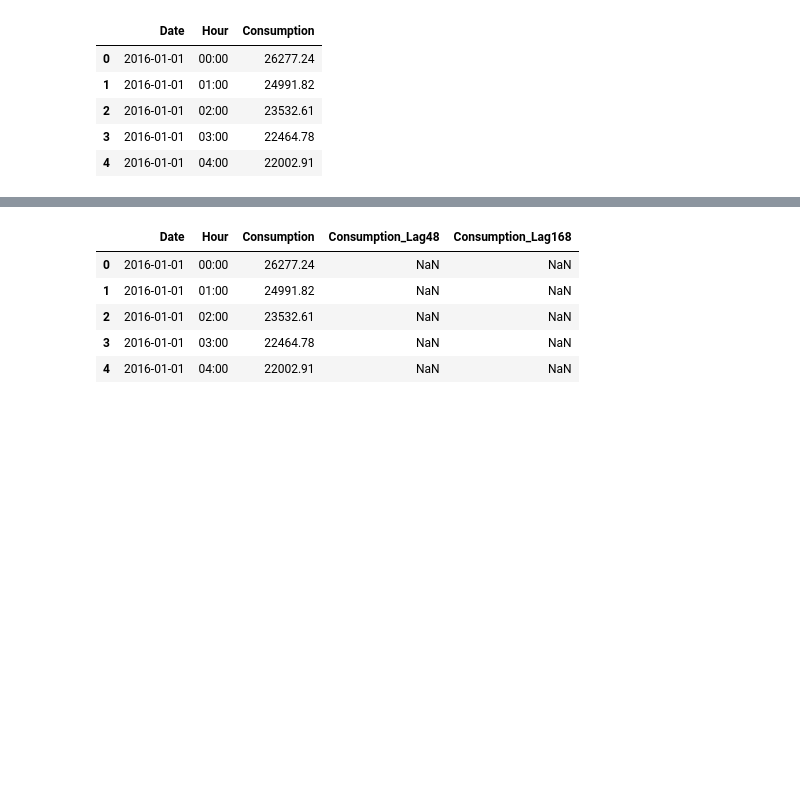
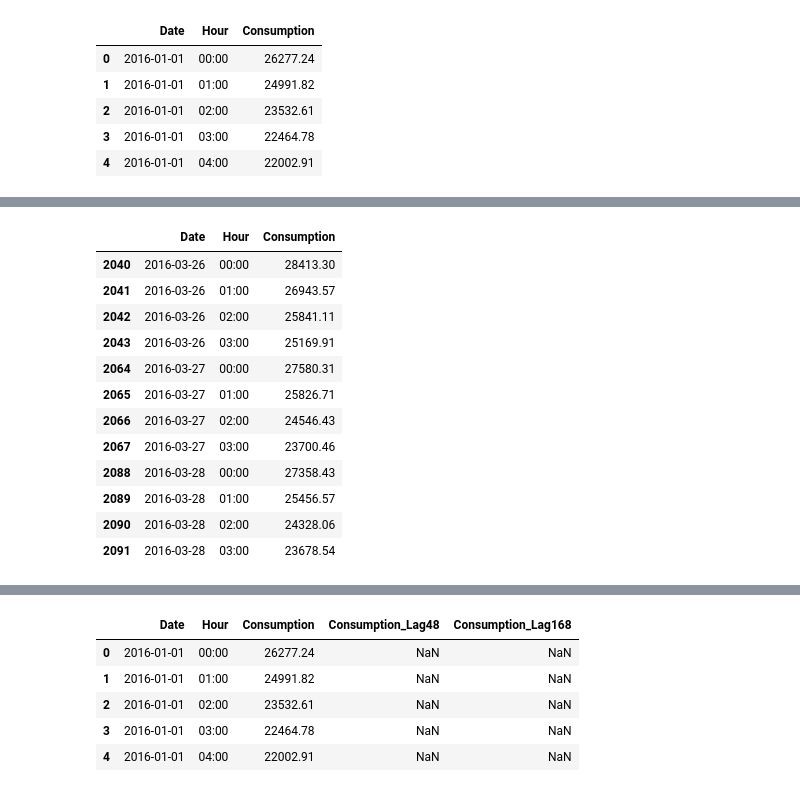
Before and after one commit to BU-IE-582/fall19-sarikayamerts, a Jupyter notebook: hw3/Assignment3.ipynb, the cells around one changed output, grey strips where cells are left out. Cells and saved outputs as stored; diff of their text form; code cells hidden in the pictures; blank space fills up the shorter version.

```diff
--- a/hw3/Assignment3.ipynb
+++ b/hw3/Assignment3.ipynb
@@ -31,0 +77,17 @@ data.head(5)
+# %%
+# After concatenating
+data[(data['Date'] >= '2016-03-26') & (data['Date'] <= '2016-03-28') & (data['Hour'] < '04:00')]
+# %% [output]
+|  | Date | Hour | Consumption |
+| 2040 | 2016-03-26 | 00:00 | 28413.30 |
+| 2041 | 2016-03-26 | 01:00 | 26943.57 |
+| 2042 | 2016-03-26 | 02:00 | 25841.11 |
+| 2043 | 2016-03-26 | 03:00 | 25169.91 |
+| 2064 | 2016-03-27 | 00:00 | 27580.31 |
+| 2065 | 2016-03-27 | 01:00 | 25826.71 |
+| 2066 | 2016-03-27 | 02:00 | 24546.43 |
+| 2067 | 2016-03-27 | 03:00 | 23700.46 |
+| 2088 | 2016-03-28 | 00:00 | 27358.43 |
+| 2089 | 2016-03-28 | 01:00 | 25456.57 |
+| 2090 | 2016-03-28 | 02:00 | 24328.06 |
+| 2091 | 2016-03-28 | 03:00 | 23678.54 |
```
Also changed, not shown: parts of 23 cells of this notebook, 3 other files.
